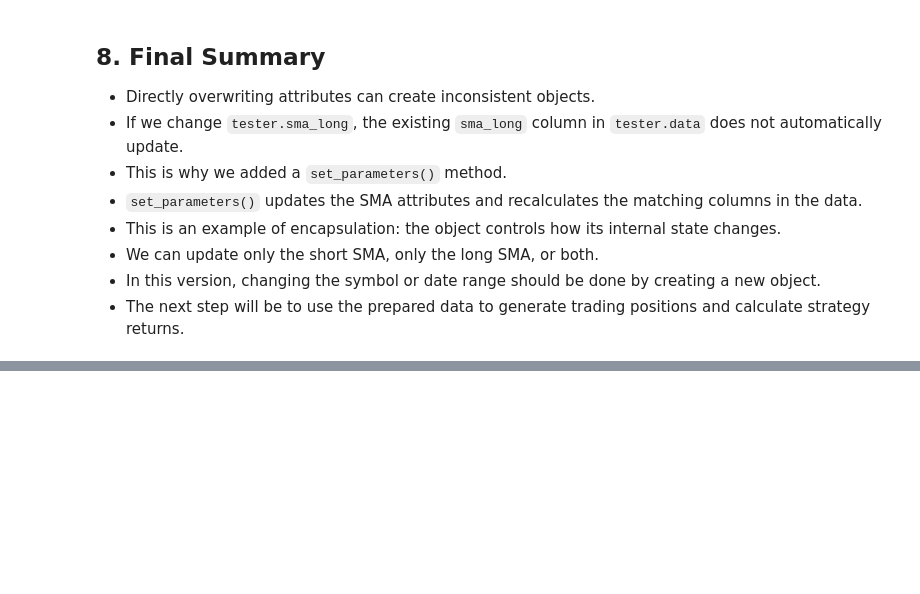
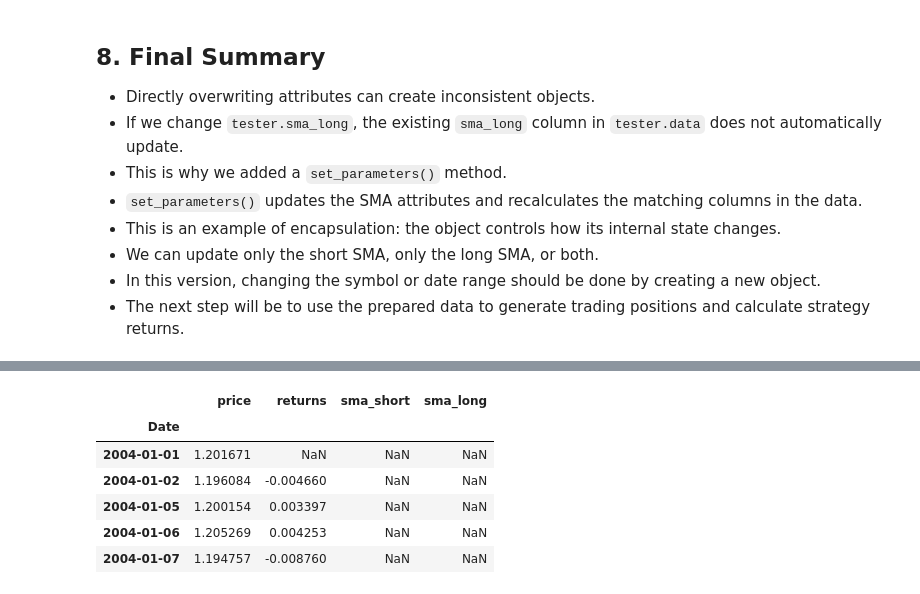
Before and after one commit to seanmayer/algo-trading-broker-testing, a Jupyter notebook: defining-back-testing-strategies/building_using_sma_backtester_class.ipynb, the cells around one changed output, grey strips where cells are left out. Drawn from its saved outputs; the diff is of its cells as text; code cells hidden in the pictures; blank space fills up the shorter version.

```diff
--- a/defining-back-testing-strategies/building_using_sma_backtester_class.ipynb
+++ b/defining-back-testing-strategies/building_using_sma_backtester_class.ipynb
@@ -1168,0 +1334,10 @@ This is a design choice. We could extend `set_parameters()` to also update the s
+# %%
+tester.data.head()
+# %% [output]
+|  | price | returns | sma_short | sma_long |
+| Date |  |  |  |  |
+| 2004-01-01 | 1.201671 | NaN | NaN | NaN |
+| 2004-01-02 | 1.196084 | -0.004660 | NaN | NaN |
+| 2004-01-05 | 1.200154 | 0.003397 | NaN | NaN |
+| 2004-01-06 | 1.205269 | 0.004253 | NaN | NaN |
+| 2004-01-07 | 1.194757 | -0.008760 | NaN | NaN |
```
Also changed, not shown: parts of 15 cells of this notebook.
